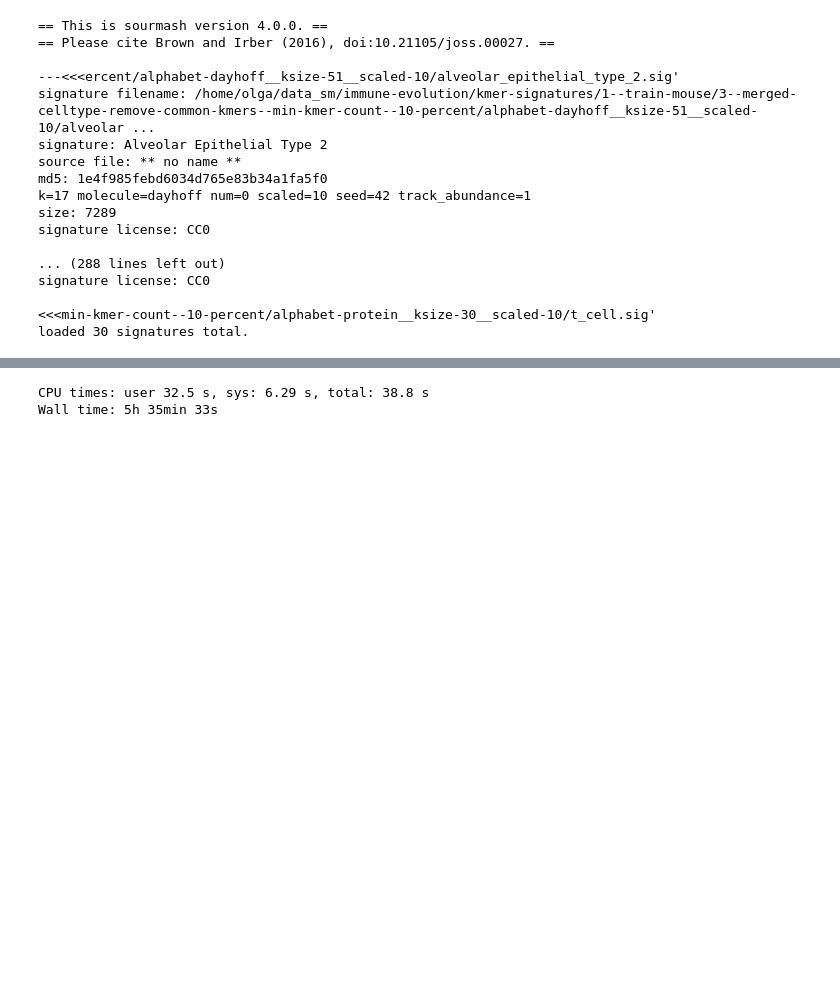
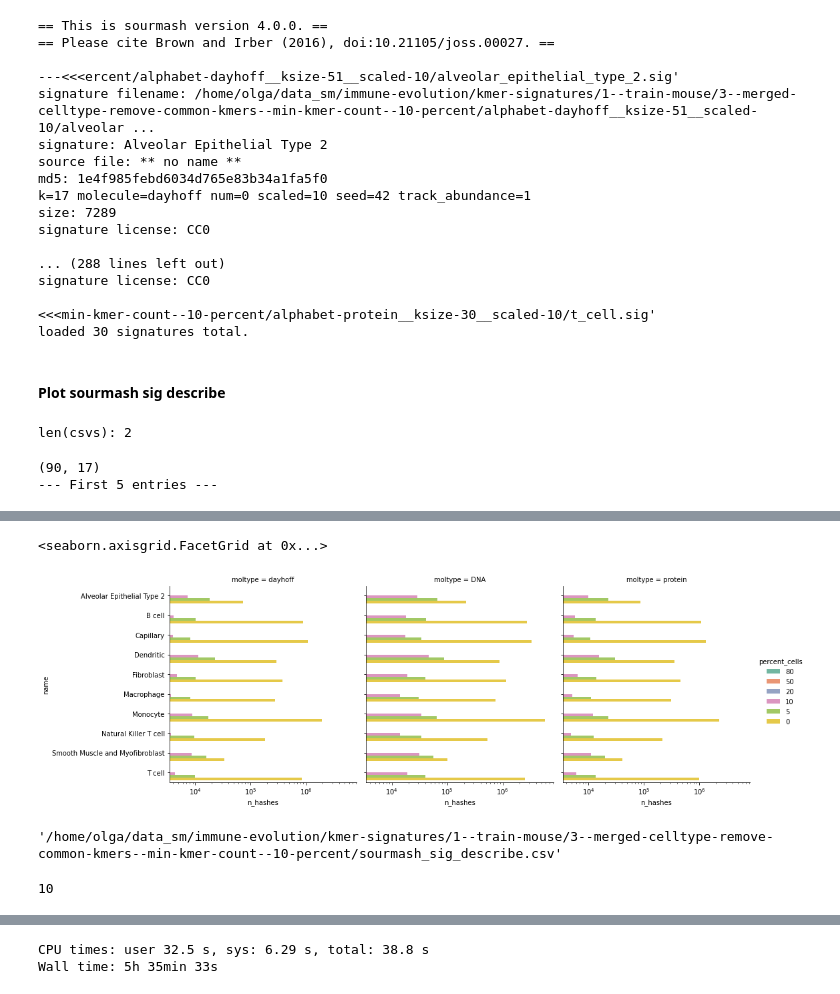
Before and after one commit to czbiohub-sf/scrnaseq-for-the-99-percent, a Jupyter notebook: notebooks/319_mouse_db_bloomfilter.ipynb, the cells around one changed output, grey strips where cells are left out. Drawn from its saved outputs; the diff is of its cells as text; code cells hidden in the pictures; blank space fills up the shorter version.

```diff
--- a/notebooks/319_mouse_db_bloomfilter.ipynb
+++ b/notebooks/319_mouse_db_bloomfilter.ipynb
@@ -1111,3 +1113,5 @@ signature license: CC0
 
 <<<min-kmer-count--10-percent/alphabet-protein__ksize-30__scaled-10/t_cell.sig'
 loaded 30 signatures total.
+# %% [markdown]
+#### Plot sourmash sig describe
@@ -1113,0 +1120,40 @@ loaded 30 signatures total.
+# %%
+csvs = glob.glob(
+    os.path.join(
+        train_dir, "3--merged-celltype-remove-common-kmers--min-kmer-count--*-percent",  "*.csv"
+    )
+)
+print(f"len(csvs): {len(csvs)}")
+# %% [output]
+len(csvs): 2
+# %%
+dfs = [sig_describe]
+for csv in csvs:
+    df = pd.read_csv(csv)
+    dirname_base = os.path.basename(os.path.dirname(csv))
+    percent = int(dirname_base.split("--")[-1].split("-")[0])
+    df["percent_cells"] = percent
+    dfs.append(df)
+
+sourmash_sig_describe_fractions_remove_common = pd.concat(dfs)
+sourmash_sig_describe_fractions_remove_common = sourmash_sig_describe_fractions_remove_common.join(
+    group_counts, on="name"
+)
+sourmash_sig_describe_fractions_remove_common['n_hashes_log10'] = np.log10(sourmash_sig_describe_fractions_remove_common.n_hashes)
+sourmash_sig_describe_fractions_remove_common['n_cells_per_celltype_log10'] = np.log10(sourmash_sig_describe_fractions_remove_common.n_cells_per_celltype)
+describe(sourmash_sig_describe_fractions_remove_common)
+
+g = sns.catplot(
+    data=sourmash_sig_describe_fractions_remove_common,
+    hue="percent_cells",
+    col="moltype",
+    x="n_hashes",
+    y="name",
+    kind="bar",
+    hue_order=[80, 50, 20, 10, 5, 0],
+    palette="Set2",
+)
+g.set(xscale="log")
+# %% [output]
+(90, 17)
+--- First 5 entries ---
@@ -1113,0 +1166,10 @@ loaded 30 signatures total.
+<seaborn.axisgrid.FacetGrid at 0x...>
+[figure, added]
+# %%
+csv
+# %% [output]
+'/home/olga/data_sm/immune-evolution/kmer-signatures/1--train-mouse/3--merged-celltype-remove-common-kmers--min-kmer-count--10-percent/sourmash_sig_describe.csv'
+# %%
+percent
+# %% [output]
+10
```
Also changed, not shown: parts of 9 cells of this notebook, 6 other files.
